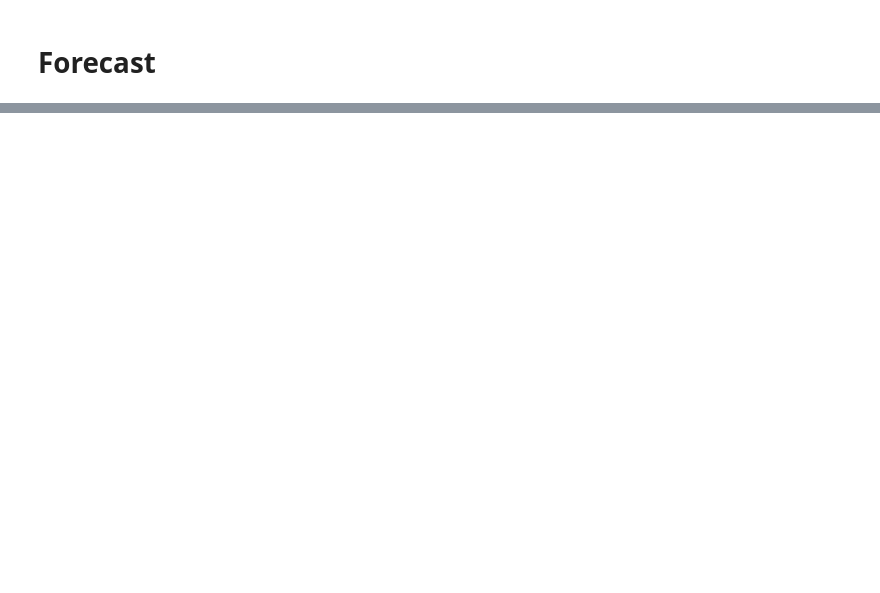
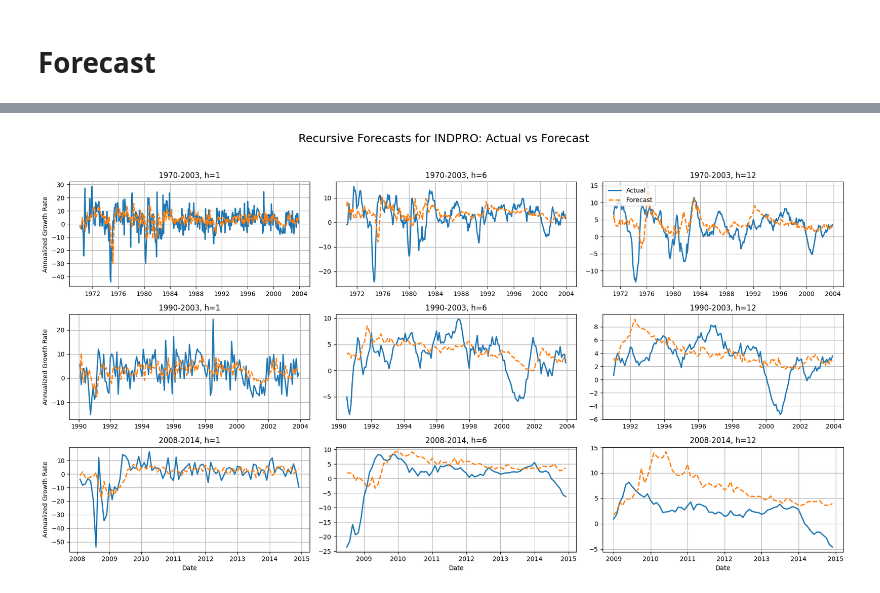
Before and after one commit to J0s3l0r1a/Final_ass., a Jupyter notebook: notebook-in-py.ipynb, the cells around one changed output, grey strips where cells are left out. Saved outputs shown, nothing was run; the diff lists cells and outputs as text; code cells hidden in the pictures; blank space fills up the shorter version.

Commit message:
forecast

```diff
--- a/notebook-in-py.ipynb
+++ b/notebook-in-py.ipynb
@@ -315,0 +354,16 @@ TypeError: 'NoneType' object is not subscriptable
+# %%
+def construct_annualized_target(df, col, h):
+    """
+    Compute annualized h-step log-diff growth for a log-diffed series.
+
+    Parameters:
+        df: DataFrame with transformed log-diffed series (e.g. INDPRO)
+        col: column name of the diff-log series
+        h: forecast horizon (e.g. 1, 6, 12)
+
+    Returns:
+        pd.Series: (1200/h) * sum of h forward monthly log-diffs
+    """
+    growth_h = df[col].rolling(window=h).sum().shift(-h)
+    annualized = (1200 / h) * growth_h
+    return annualized
@@ -315,0 +415,2 @@ TypeError: 'NoneType' object is not subscriptable
+# %%
+results = forecast_all_windows_and_horizons(completed_df, F)
@@ -315,0 +427,35 @@ TypeError: 'NoneType' object is not subscriptable
+# %%
+import matplotlib.pyplot as plt
+
+# Definisci ordine fisso per finestre e orizzonti
+forecast_windows_order = ['1970-2003', '1990-2003', '2008-2014']
+horizons_order = [1, 6, 12]
+
+# Crea figura
+fig, axs = plt.subplots(3, 3, figsize=(18, 10), sharex=False)
+fig.suptitle('Recursive Forecasts for INDPRO: Actual vs Forecast', fontsize=18)
+
+# Loop su finestre (righe) e orizzonti (colonne)
+for i, window in enumerate(forecast_windows_order):
+    for j, h in enumerate(horizons_order):
+        ax = axs[i, j]
+        subset = results[(results['window'] == window) & (results['h'] == h)]
+
+        ax.plot(subset['sasdate'], subset['actual'], label='Actual', linewidth=2)
+        ax.plot(subset['sasdate'], subset['forecast'], label='Forecast', linestyle='--', linewidth=2)
+
+        ax.set_title(f"{window}, h={h}", fontsize=12)
+        ax.grid(True)
+
+        if i == 2:
+            ax.set_xlabel('Date')
+        if j == 0:
+            ax.set_ylabel('Annualized Growth Rate')
+
+        if i == 0 and j == 2:
+            ax.legend(loc='upper left')
+
+plt.tight_layout(rect=[0, 0, 1, 0.95])
+plt.show()
+# %% [output]
+[figure, added]
```
Also changed, not shown: parts of 21 cells of this notebook.
